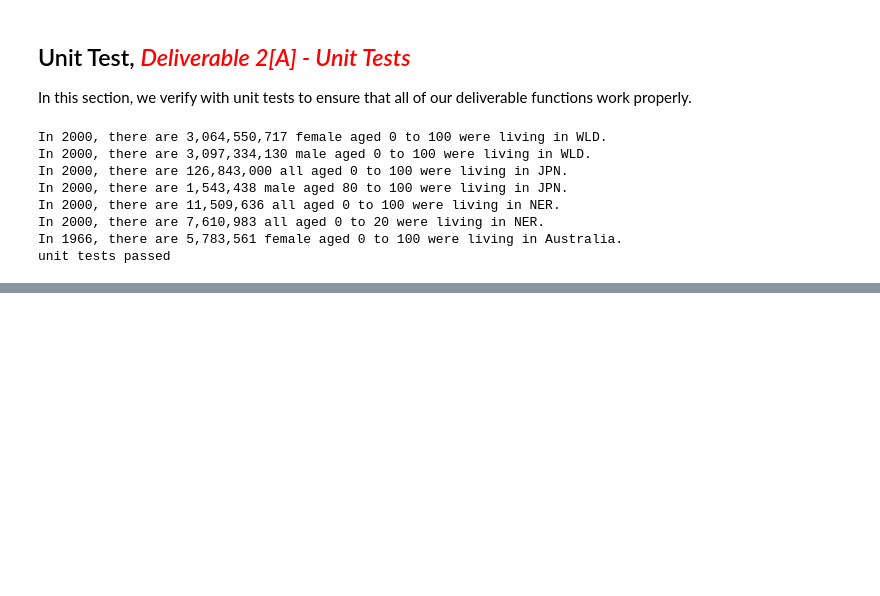
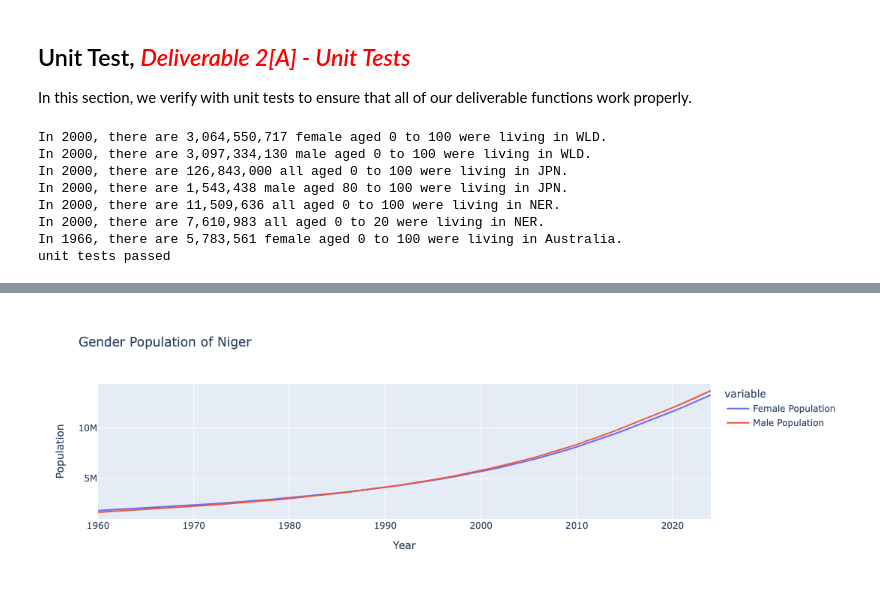
Before and after one commit to nataliee8/EEP-153-Project-1, a Jupyter notebook: proj1_notebook.ipynb, the cells around one changed output, grey strips where cells are left out. Cells and saved outputs as stored; diff of their text form; code cells hidden in the pictures; blank space fills up the shorter version.

```diff
--- a/proj1_notebook.ipynb
+++ b/proj1_notebook.ipynb
@@ -165,0 +209,12 @@ unit tests passed
+# %%
+# Between Gender in Niger
+variable_labels = {"SP.POP.TOTL.FE.IN": "Female Population",
+                   "SP.POP.TOTL.MA.IN": "Male Population"}
+
+df = wbdata.get_dataframe(variable_labels, country = Niger).squeeze()
+
+df.index = df.index.astype(int)
+
+df.plot(title="Gender Population of Niger",
+                       labels=dict(value="Population",date='Year'))
+# %% [output]
@@ -165,0 +223 @@ unit tests passed
+[figure, added]
```
Also changed, not shown: parts of 14 cells of this notebook.
